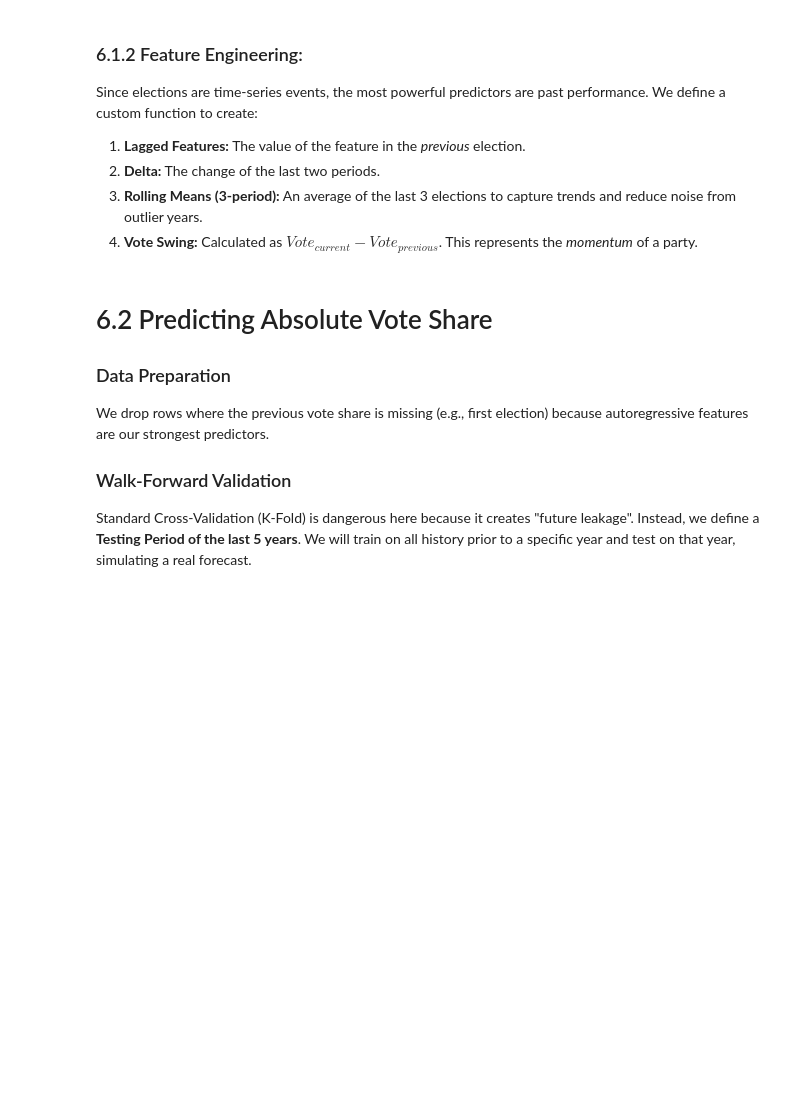
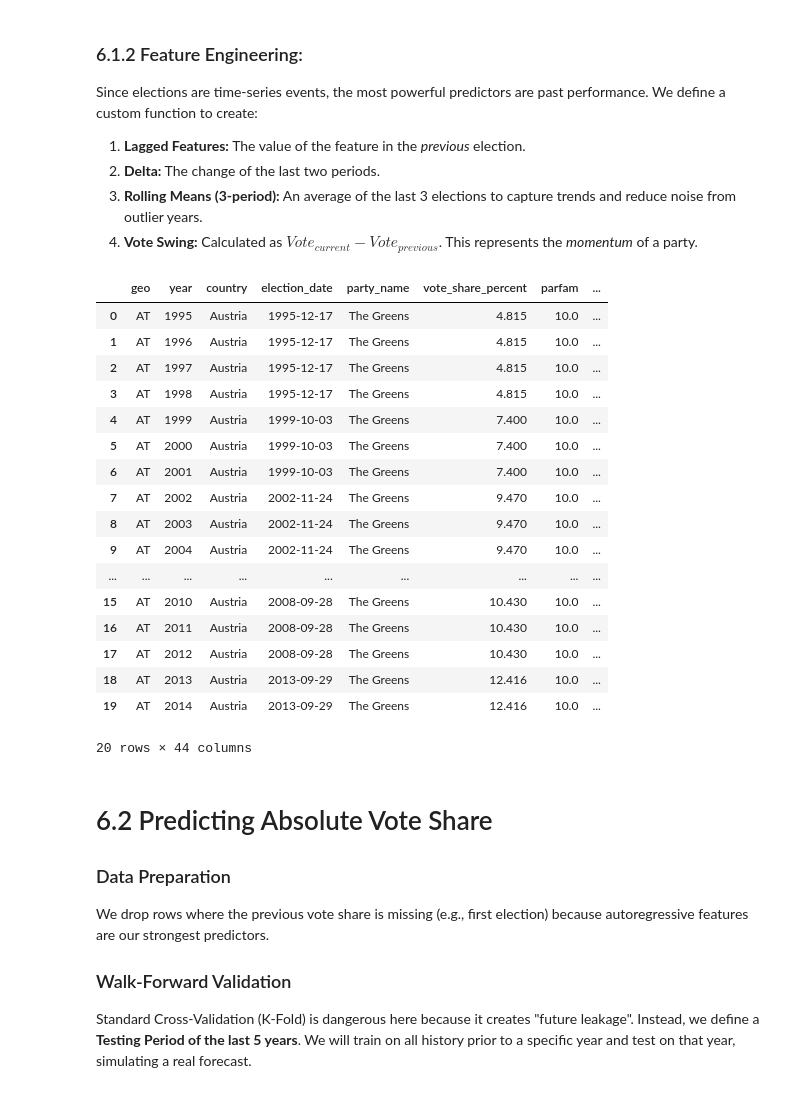
Before and after one commit to StefanSick/exdex_project, a Jupyter notebook: src/Group_20_notebook.ipynb, the cells around one changed output. Saved outputs shown, nothing was run; the diff lists cells and outputs as text; code cells hidden in the pictures; blank space fills up the shorter version.

```diff
--- a/src/Group_20_notebook.ipynb
+++ b/src/Group_20_notebook.ipynb
@@ -2819,18 +2817,15 @@ log_cols = [
 
 numeric_lag_cols = [
     "vote_share_percent",
-    "consumer_prices",
-    "f_unemployment",
-    "m_unemployment",
-    "t_unemployment",
+    "inflation_rate",
+    "unemployment_rate",
     "dependency_ratio_15_64",
     "debt_to_gdp",
-    "total_poverty",
-    "migration_inflow",
+    "rel_immigration",
     "median_age",
     "urban_population_pct",
     "wealth_top10_share",
-    "rel_migration",
+    "Tertiary education",
     "log_gdp_per_cap"]
 
 
@@ -2862,7 +2855,7 @@ Since elections are time-series events, the most powerful predictors are past pe
 3.  **Rolling Means (3-period):** An average of the last 3 elections to capture trends and reduce noise from outlier years.
 4.  **Vote Swing:** Calculated as $Vote_{current} - Vote_{previous}$. This represents the *momentum* of a party.
 # %%
-high_impact_cols = ["vote_share_percent", "consumer_prices", "migration_inflow", "log_gdp_per_cap"]
+high_impact_cols = ["vote_share_percent", "inflation_rate", "rel_immigration", "log_gdp_per_cap"]
 
 
 def add_features(df, group_cols, all_cols, impact_cols):
@@ -2872,33 +2865,52 @@ def add_features(df, group_cols, all_cols, impact_cols):
     # Vote-share Grouping
     is_new_election = df["election_date"] != annual_group["election_date"].shift(1)
     election_subset = df[is_new_election].copy()
     vote_group = election_subset.groupby(group_cols, observed=True)
 
     for col in [c for c in all_cols if c != "vote_share_percent"]:
 
         df[f"{col}_lag1"] = annual_group[col].shift(1)
 
         if col in impact_cols:
             df[f"{col}_delta_1y"] = df[f"{col}_lag1"] - annual_group[col].shift(2)
 
 
     col = "vote_share_percent"
     election_subset[f"{col}_lag1"] = vote_group[col].shift(1)
     election_subset[f"{col}_rolling_3elec"] = (
         vote_group[col]
         .shift(1)
         .rolling(window=3, min_periods=1)
         .mean()
     )
 
     # Merge the election-based features back into main dataframe
     cols_to_merge = group_cols + ["election_date", f"{col}_lag1", f"{col}_rolling_3elec"]
     df = df.merge(election_subset[cols_to_merge], on=group_cols + ["election_date"], how="left")
     df["vote_swing"] = df["vote_share_percent"] - df["vote_share_percent_lag1"]
     return df
 
 df_features = add_features(df, ["geo", "party_code"], numeric_lag_cols, high_impact_cols)
 df_features.head(20)
+# %% [output]
+|  | geo | year | country | election_date | party_name | vote_share_percent | parfam | ... |
+| 0 | AT | 1995 | Austria | 1995-12-17 | The Greens | 4.815 | 10.0 | ... |
+| 1 | AT | 1996 | Austria | 1995-12-17 | The Greens | 4.815 | 10.0 | ... |
+| 2 | AT | 1997 | Austria | 1995-12-17 | The Greens | 4.815 | 10.0 | ... |
+| 3 | AT | 1998 | Austria | 1995-12-17 | The Greens | 4.815 | 10.0 | ... |
+| 4 | AT | 1999 | Austria | 1999-10-03 | The Greens | 7.400 | 10.0 | ... |
+| 5 | AT | 2000 | Austria | 1999-10-03 | The Greens | 7.400 | 10.0 | ... |
+| 6 | AT | 2001 | Austria | 1999-10-03 | The Greens | 7.400 | 10.0 | ... |
+| 7 | AT | 2002 | Austria | 2002-11-24 | The Greens | 9.470 | 10.0 | ... |
+| 8 | AT | 2003 | Austria | 2002-11-24 | The Greens | 9.470 | 10.0 | ... |
+| 9 | AT | 2004 | Austria | 2002-11-24 | The Greens | 9.470 | 10.0 | ... |
+| ... | ... | ... | ... | ... | ... | ... | ... | ... |
+| 15 | AT | 2010 | Austria | 2008-09-28 | The Greens | 10.430 | 10.0 | ... |
+| 16 | AT | 2011 | Austria | 2008-09-28 | The Greens | 10.430 | 10.0 | ... |
+| 17 | AT | 2012 | Austria | 2008-09-28 | The Greens | 10.430 | 10.0 | ... |
+| 18 | AT | 2013 | Austria | 2013-09-29 | The Greens | 12.416 | 10.0 | ... |
+| 19 | AT | 2014 | Austria | 2013-09-29 | The Greens | 12.416 | 10.0 | ... |
+20 rows × 44 columns
 # %%
 param_grid = {
     'model__n_estimators': [100, 300, 500],
```
Also changed, not shown: parts of 21 cells of this notebook, 1 other file.
